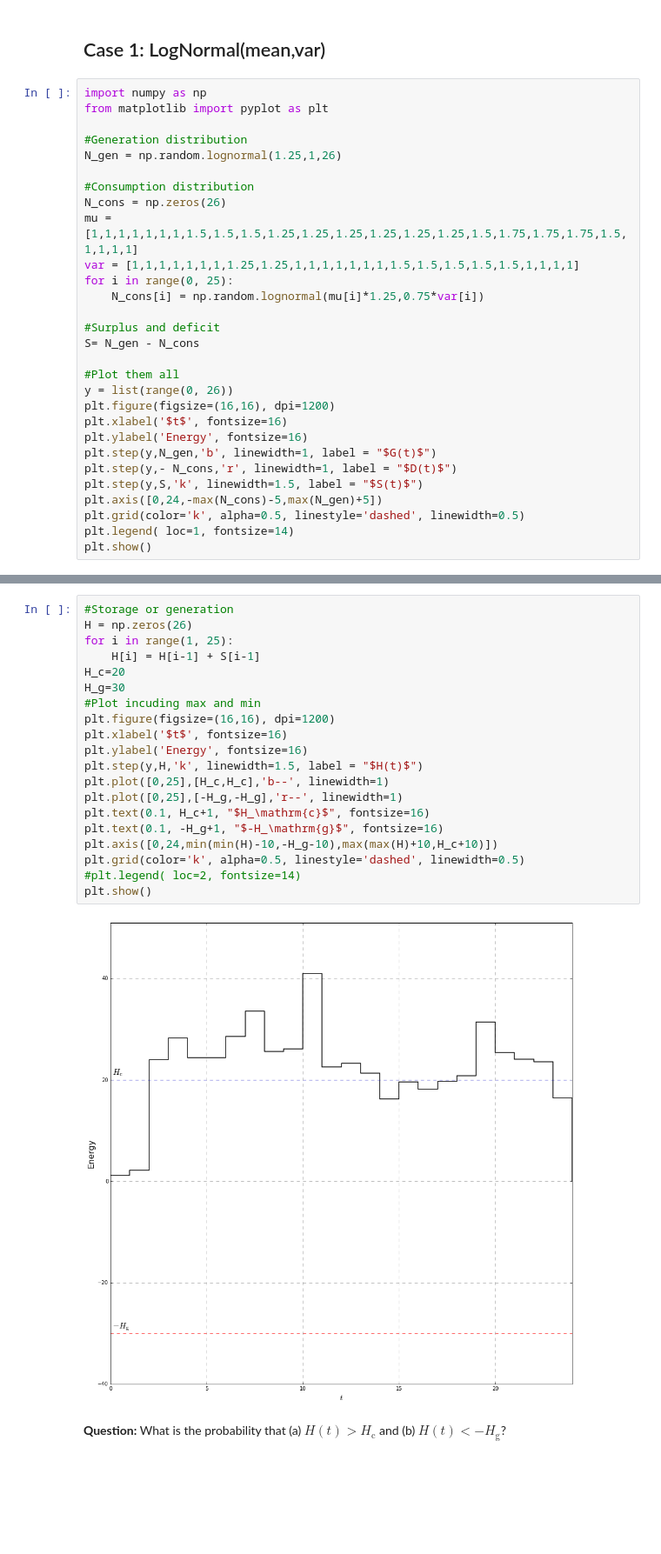
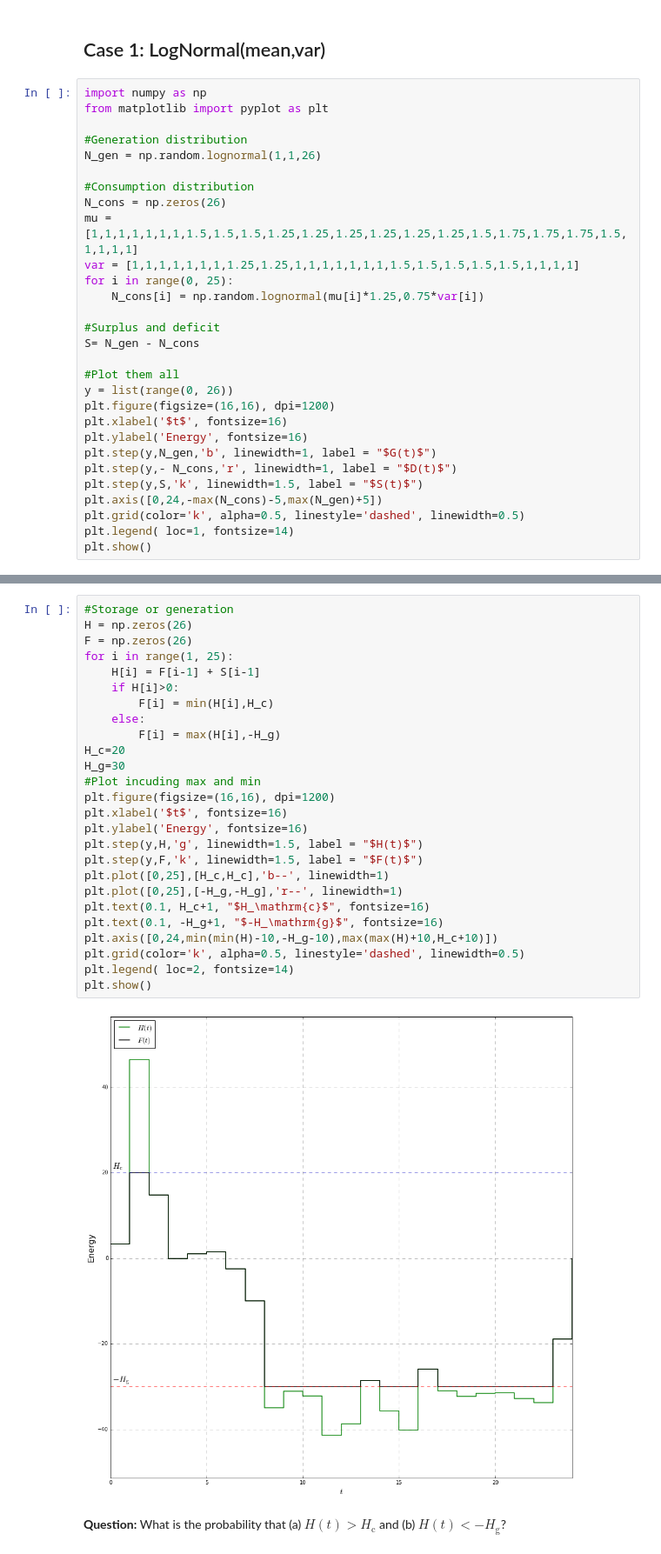
Before and after one commit to pedrohjn/simple-virtual-utility, a Jupyter notebook: Simple_Virtual_Utility.ipynb, the cells around one changed output, grey strips where cells are left out. Shown at 87% size. Drawn from its saved outputs; the diff is of its cells as text; blank space fills up the shorter version.

```diff
--- a/Simple_Virtual_Utility.ipynb
+++ b/Simple_Virtual_Utility.ipynb
@@ -7,7 +7,7 @@ import numpy as np
 from matplotlib import pyplot as plt
 
 #Generation distribution
-N_gen = np.random.lognormal(1.25,1,26)
+N_gen = np.random.lognormal(1,1,26)
 
 #Consumption distribution
 N_cons = np.zeros(26)
@@ -36,24 +36,30 @@ plt.show()
 # %%
 #Storage or generation
 H = np.zeros(26)
+F = np.zeros(26)
 for i in range(1, 25):
-    H[i] = H[i-1] + S[i-1]
+    H[i] = F[i-1] + S[i-1]
+    if H[i]>0:
+        F[i] = min(H[i],H_c)
+    else:
+        F[i] = max(H[i],-H_g)
 H_c=20
 H_g=30
 #Plot incuding max and min
 plt.figure(figsize=(16,16), dpi=1200)
 plt.xlabel('$t$', fontsize=16)
 plt.ylabel('Energy', fontsize=16)
-plt.step(y,H,'k', linewidth=1.5, label = "$H(t)$")
+plt.step(y,H,'g', linewidth=1.5, label = "$H(t)$")
+plt.step(y,F,'k', linewidth=1.5, label = "$F(t)$")
 plt.plot([0,25],[H_c,H_c],'b--', linewidth=1)
 plt.plot([0,25],[-H_g,-H_g],'r--', linewidth=1)
 plt.text(0.1, H_c+1, "$H_\mathrm{c}$", fontsize=16)
 plt.text(0.1, -H_g+1, "$-H_\mathrm{g}$", fontsize=16)
 plt.axis([0,24,min(min(H)-10,-H_g-10),max(max(H)+10,H_c+10)])
 plt.grid(color='k', alpha=0.5, linestyle='dashed', linewidth=0.5)
-#plt.legend( loc=2, fontsize=14)
+plt.legend( loc=2, fontsize=14)
 plt.show()
 # %% [output]
-[figure, old version]
+[figure, new version]
 # %% [markdown]
 **Question:** What is the probability that (a) $H(t) > H_\mathrm{c}$ and (b) $H(t) < - H_\mathrm{g}$?
```
Also changed, not shown: parts of 1 cell of this notebook.
